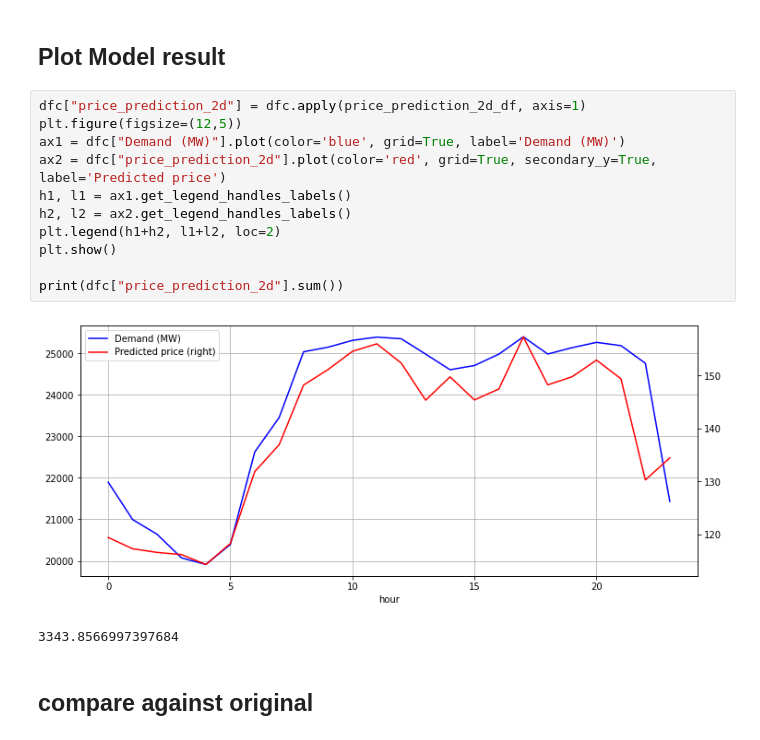
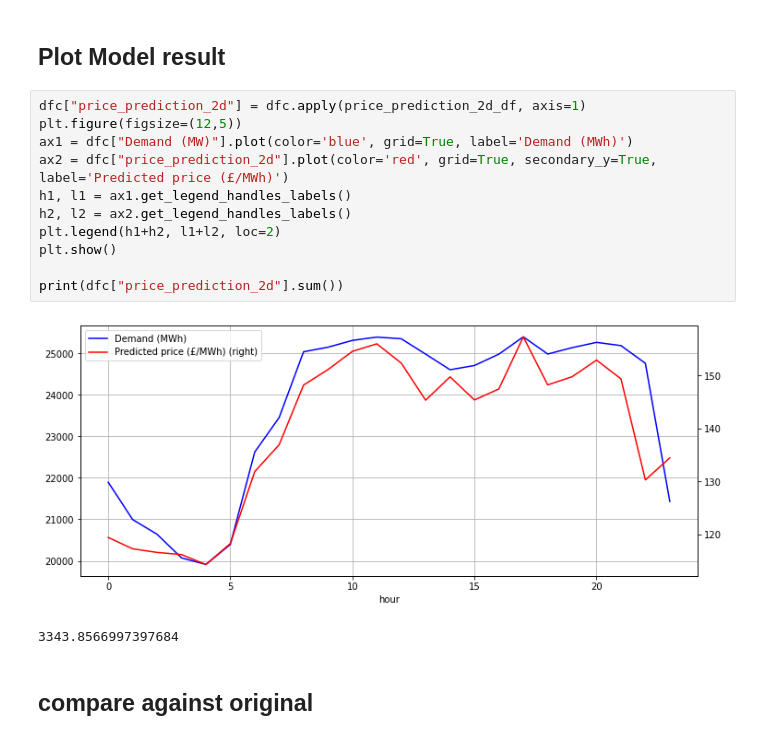
Before and after one commit to o-gent/uk-grid-analysis, a Jupyter notebook: model.ipynb, the cells around one changed output. Drawn from its saved outputs; the diff is of its cells as text.

```diff
--- a/model.ipynb
+++ b/model.ipynb
@@ -354,16 +354,16 @@ dfc = model4(dfc)
 # %%
 dfc["price_prediction_2d"] = dfc.apply(price_prediction_2d_df, axis=1)
 plt.figure(figsize=(12,5))
-ax1 = dfc["Demand (MW)"].plot(color='blue', grid=True, label='Demand (MW)')
-ax2 = dfc["price_prediction_2d"].plot(color='red', grid=True, secondary_y=True, label='Predicted price')
+ax1 = dfc["Demand (MW)"].plot(color='blue', grid=True, label='Demand (MWh)')
+ax2 = dfc["price_prediction_2d"].plot(color='red', grid=True, secondary_y=True, label='Predicted price (£/MWh)')
 h1, l1 = ax1.get_legend_handles_labels()
 h2, l2 = ax2.get_legend_handles_labels()
 plt.legend(h1+h2, l1+l2, loc=2)
 plt.show()
 
 print(dfc["price_prediction_2d"].sum())
 # %% [output]
-[figure, old version]
+[figure, new version]
 3343.8566997397684
 # %% [markdown]
 ## compare against original
```
Also changed, not shown: parts of 1 cell of this notebook.
